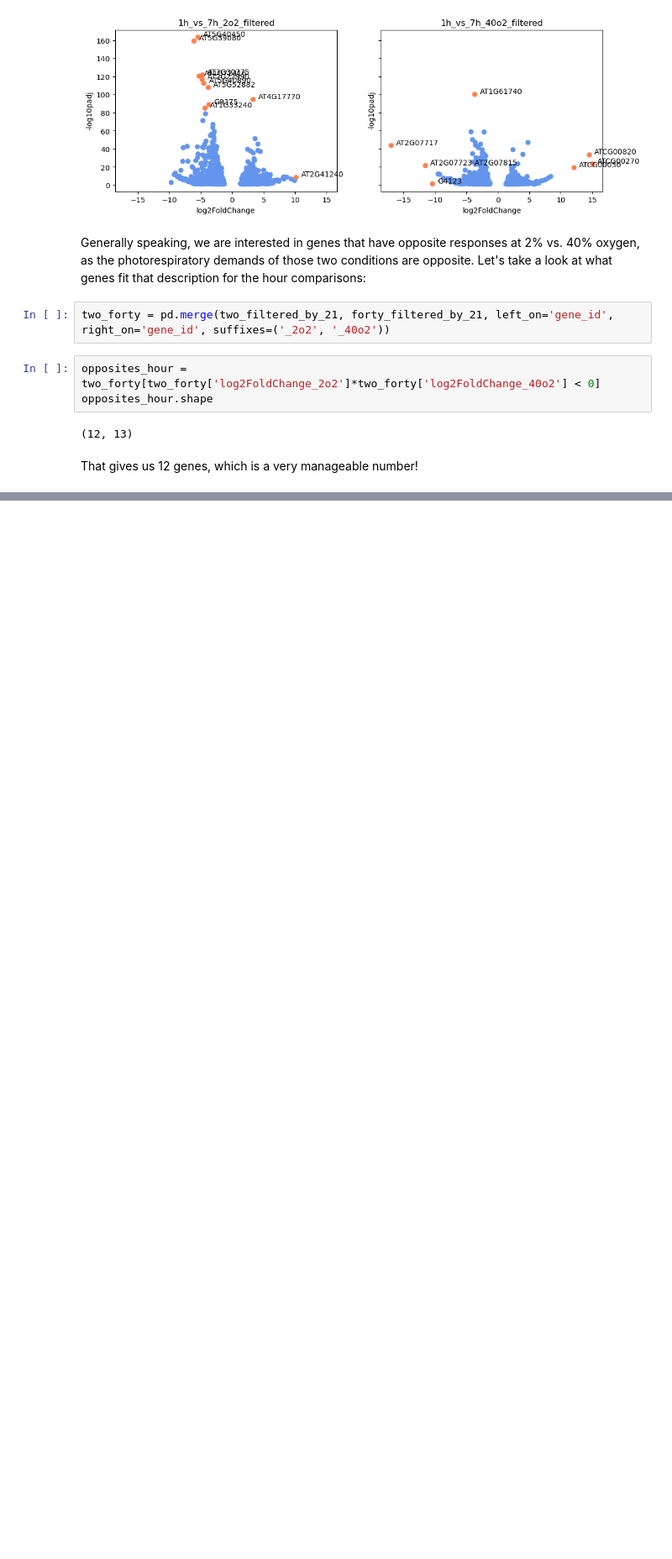
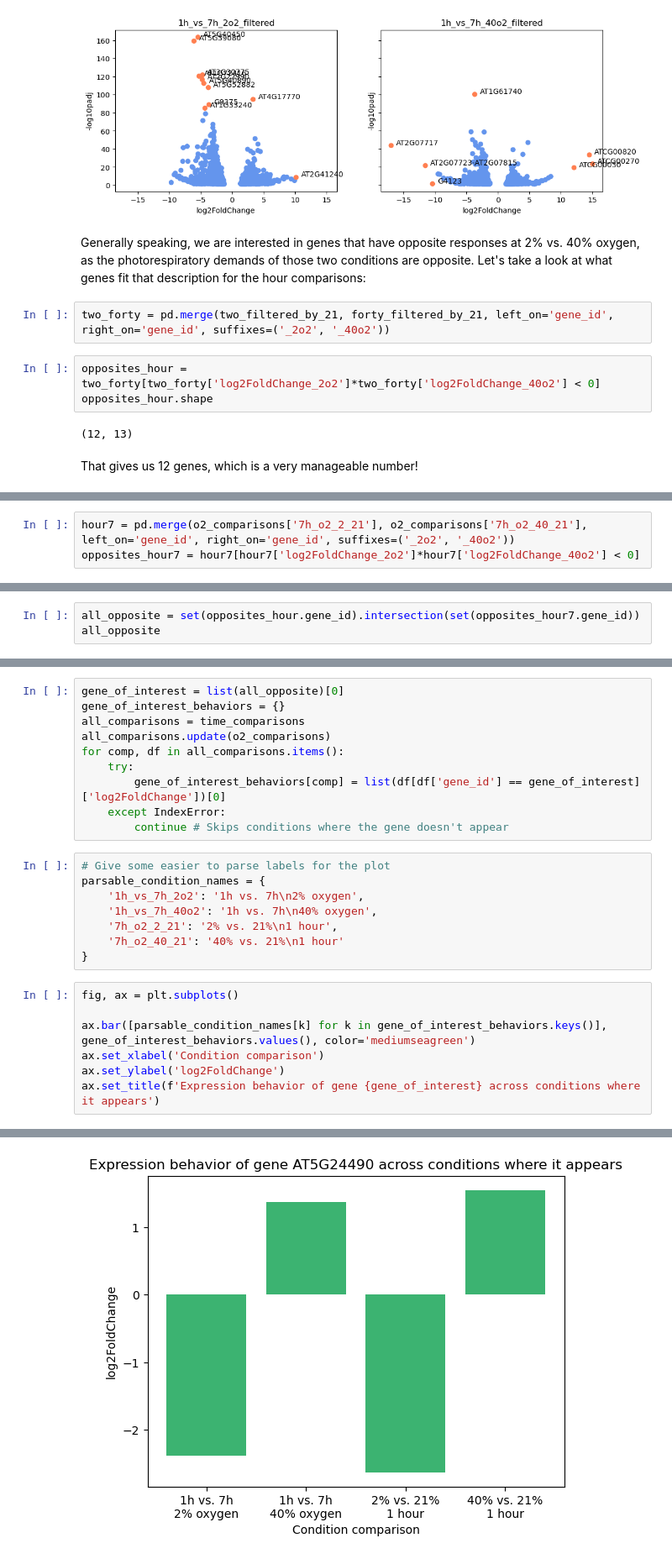
Before and after one commit to serenalotreck/photorespiration-omics, a Jupyter notebook: notebooks/transcriptomics_visualizations.ipynb, the cells around one changed output, grey strips where cells are left out. Shown at 84% size. Drawn from its saved outputs; the diff is of its cells as text; blank space fills up the shorter version.

```diff
--- a/notebooks/transcriptomics_visualizations.ipynb
+++ b/notebooks/transcriptomics_visualizations.ipynb
@@ -104,0 +125,3 @@ opposites_hour
+# %%
+hour7 = pd.merge(o2_comparisons['7h_o2_2_21'], o2_comparisons['7h_o2_40_21'], left_on='gene_id', right_on='gene_id', suffixes=('_2o2', '_40o2'))
+opposites_hour7 = hour7[hour7['log2FoldChange_2o2']*hour7['log2FoldChange_40o2'] < 0]
@@ -104,0 +136,3 @@ opposites_hour
+# %%
+all_opposite = set(opposites_hour.gene_id).intersection(set(opposites_hour7.gene_id))
+all_opposite
@@ -104,0 +143,26 @@ opposites_hour
+# %%
+gene_of_interest = list(all_opposite)[0]
+gene_of_interest_behaviors = {}
+all_comparisons = time_comparisons
+all_comparisons.update(o2_comparisons)
+for comp, df in all_comparisons.items():
+    try:
+        gene_of_interest_behaviors[comp] = list(df[df['gene_id'] == gene_of_interest]['log2FoldChange'])[0]
+    except IndexError:
+        continue # Skips conditions where the gene doesn't appear
+# %%
+# Give some easier to parse labels for the plot
+parsable_condition_names = {
+    '1h_vs_7h_2o2': '1h vs. 7h\n2% oxygen',
+    '1h_vs_7h_40o2': '1h vs. 7h\n40% oxygen',
+    '7h_o2_2_21': '2% vs. 21%\n1 hour',
+    '7h_o2_40_21': '40% vs. 21%\n1 hour'
+}
+# %%
+fig, ax = plt.subplots()
+
+ax.bar([parsable_condition_names[k] for k in gene_of_interest_behaviors.keys()], gene_of_interest_behaviors.values(), color='mediumseagreen')
+ax.set_xlabel('Condition comparison')
+ax.set_ylabel('log2FoldChange')
+ax.set_title(f'Expression behavior of gene {gene_of_interest} across conditions where it appears')
+# %% [output]
@@ -104,0 +170 @@ opposites_hour
+[figure, added]
```
Also changed, not shown: parts of 19 cells of this notebook, 1 other file.
